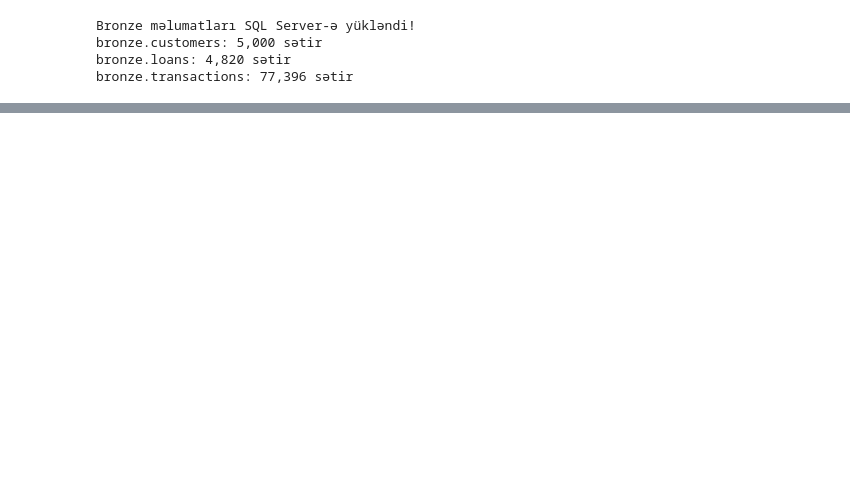
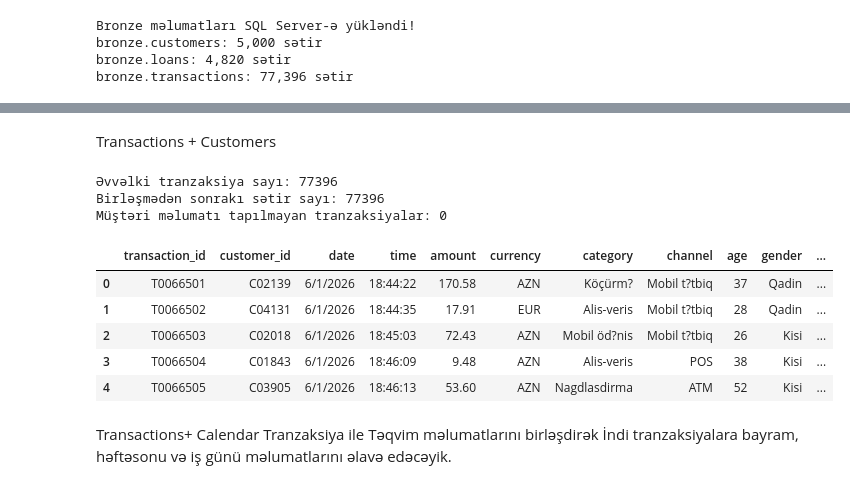
Before and after one commit to mashadiyevasabina/Bank_Analysis, a Jupyter notebook: notebooks/01_bronze_load.ipynb, the cells around one changed output, grey strips where cells are left out. Drawn from its saved outputs; the diff is of its cells as text; code cells hidden in the pictures; blank space fills up the shorter version.

```diff
--- a/notebooks/01_bronze_load.ipynb
+++ b/notebooks/01_bronze_load.ipynb
@@ -80,0 +305,11 @@ bronze.transactions: 77,396 sətir
+# %%
+with engine.connect() as conn:
+    transactions_df = pd.read_sql(
+        text("SELECT * FROM bronze.transactions"),
+        conn
+    )
+
+print("Tranzaksiya sayı:", len(transactions_df))
+print("Sütunlar:", transactions_df.columns.tolist())
+
+display(transactions_df.head())
@@ -80,0 +325,34 @@ bronze.transactions: 77,396 sətir
+# %% [markdown]
+Transactions + Customers
+# %%
+# Tranzaksiyaları müştəri məlumatları ilə birləşdiririk
+bronze_transactions_merged = transactions_df.merge(
+    customers_df,
+    on="customer_id",
+    how="left",
+    validate="many_to_one"
+)
+
+print("Əvvəlki tranzaksiya sayı:", len(transactions_df))
+print("Birləşmədən sonrakı sətir sayı:", len(bronze_transactions_merged))
+
+print(
+    "Müştəri məlumatı tapılmayan tranzaksiyalar:",
+    bronze_transactions_merged["city"].isna().sum()
+)
+
+display(bronze_transactions_merged.head())
+# %% [output]
+Əvvəlki tranzaksiya sayı: 77396
+Birləşmədən sonrakı sətir sayı: 77396
+Müştəri məlumatı tapılmayan tranzaksiyalar: 0
+|  | transaction_id | customer_id | date | time | amount | currency | category | channel | age | gender | ... |
+| 0 | T0066501 | C02139 | 6/1/2026 | 18:44:22 | 170.58 | AZN | Köçürm? | Mobil t?tbiq | 37 | Qadin | ... |
+| 1 | T0066502 | C04131 | 6/1/2026 | 18:44:35 | 17.91 | EUR | Alis-veris | Mobil t?tbiq | 28 | Qadin | ... |
+| 2 | T0066503 | C02018 | 6/1/2026 | 18:45:03 | 72.43 | AZN | Mobil öd?nis | Mobil t?tbiq | 26 | Kisi | ... |
+| 3 | T0066504 | C01843 | 6/1/2026 | 18:46:09 | 9.48 | AZN | Alis-veris | POS | 38 | Kisi | ... |
+| 4 | T0066505 | C03905 | 6/1/2026 | 18:46:13 | 53.60 | AZN | Nagdlasdirma | ATM | 52 | Kisi | ... |
+# %% [markdown]
+Transactions+ Calendar
+Tranzaksiya ile Təqvim məlumatlarını birləşdirək
+İndi tranzaksiyalara bayram, həftəsonu və iş günü məlumatlarını əlavə edəcəyik.
```
Also changed, not shown: parts of 28 cells of this notebook, 6 other files.
